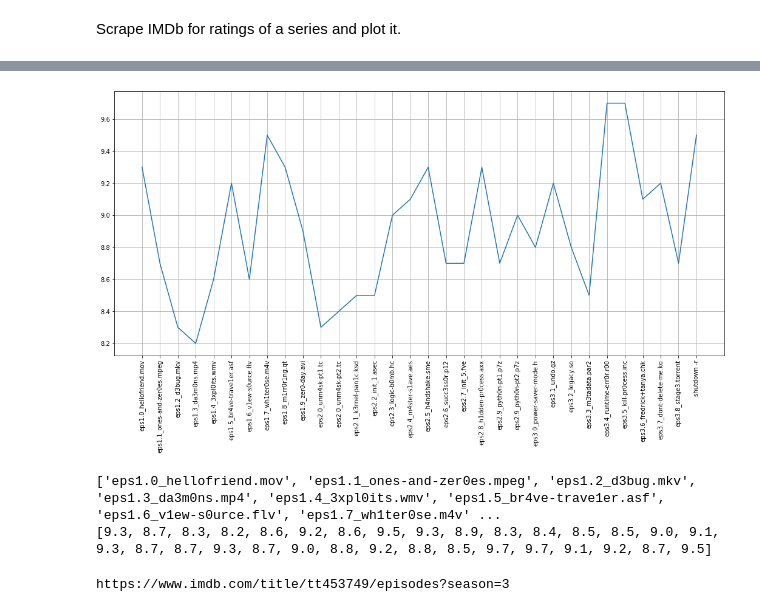
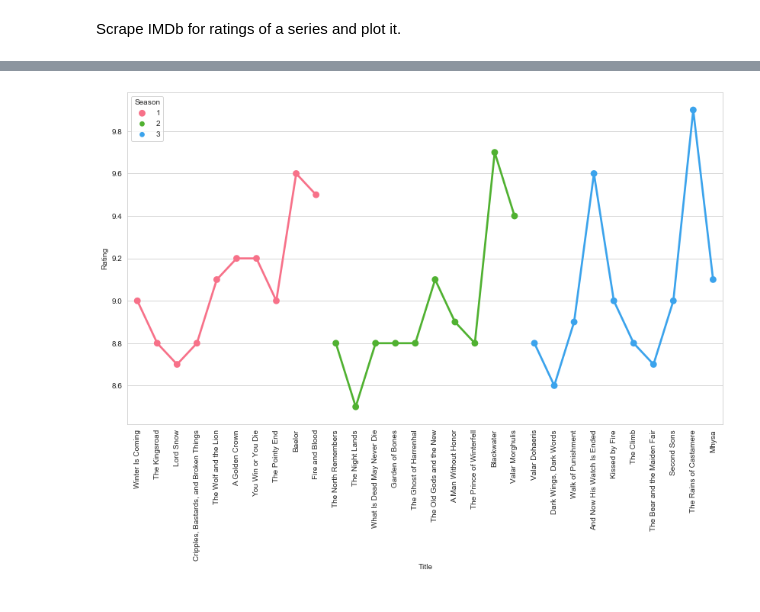
Before and after one commit to sebastianden/series_imdb_scraper, a Jupyter notebook: IMDbScraper.ipynb, the cells around one changed output, grey strips where cells are left out. Cells and saved outputs as stored; diff of their text form; code cells hidden in the pictures.

```diff
--- a/IMDbScraper.ipynb
+++ b/IMDbScraper.ipynb
@@ -10,6 +10,8 @@ import numpy as np
 import pandas as pd
 import matplotlib.pyplot as plt
 import seaborn as sns
+
+sns.set_style('whitegrid')
 # %%
 # IMDb IDs
 
@@ -127,23 +136,14 @@ df
 | 27 | Second Sons | 3 | 9.0 |
 | 28 | The Rains of Castamere | 3 | 9.9 |
 | 29 | Mhysa | 3 | 9.1 |
-# %%
-plt.figure(figsize=(18, 8))
-plt.plot(titles,ratings)
-locs, labels = plt.xticks()
-plt.setp(labels, rotation=90)
-plt.grid(True)
-plt.show()
-
-print(titles)
-print(ratings)
-# %% [output]
-[figure, removed]
-['eps1.0_hellofriend.mov', 'eps1.1_ones-and-zer0es.mpeg', 'eps1.2_d3bug.mkv', 'eps1.3_da3m0ns.mp4', 'eps1.4_3xpl0its.wmv', 'eps1.5_br4ve-trave1er.asf', 'eps1.6_v1ew-s0urce.flv', 'eps1.7_wh1ter0se.m4v' ...
-[9.3, 8.7, 8.3, 8.2, 8.6, 9.2, 8.6, 9.5, 9.3, 8.9, 8.3, 8.4, 8.5, 8.5, 9.0, 9.1, 9.3, 8.7, 8.7, 9.3, 8.7, 9.0, 8.8, 9.2, 8.8, 8.5, 9.7, 9.7, 9.1, 9.2, 8.7, 9.5]
-# %%
-imdbID = 'tt453749'
-url = 'https://www.imdb.com/title/{}/episodes?season={}'.format(imdbID, s)
-print(url)
-# %% [output]
-https://www.imdb.com/title/tt453749/episodes?season=3
+# %%
+plt.figure(figsize=(14,8))
+g = sns.pointplot(x='Title', y='Rating',
+                 hue='Season', data=df,
+                 join=True,
+                 legend=False,
+                 palette=sns.color_palette("husl",df['Season'][df.index[-1]]))
+plt.xticks(rotation=90)
+plt.show()
+# %% [output]
+[figure, added]
```
Also changed, not shown: parts of 2 cells of this notebook.
